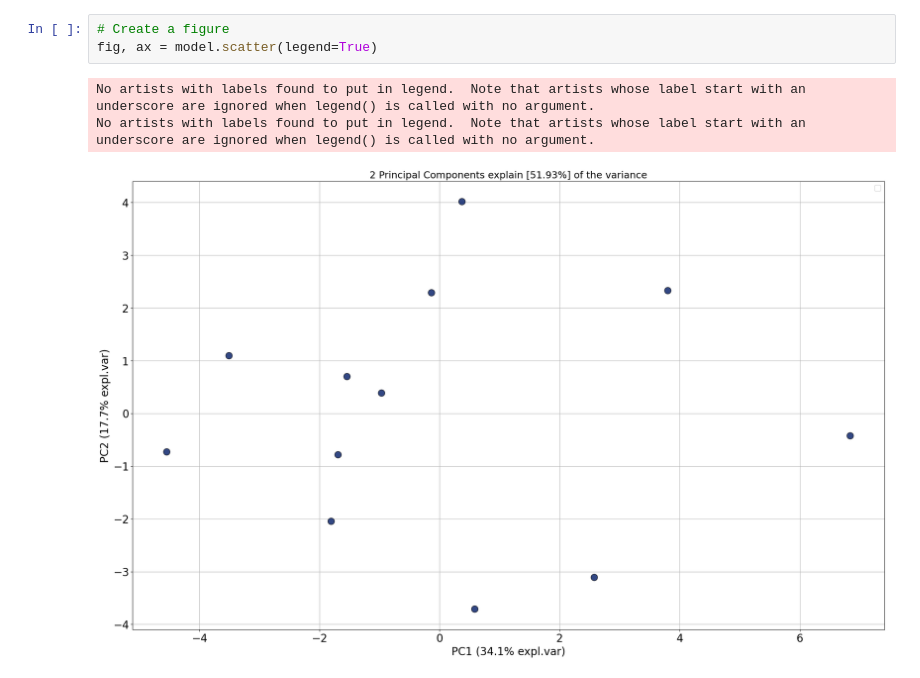
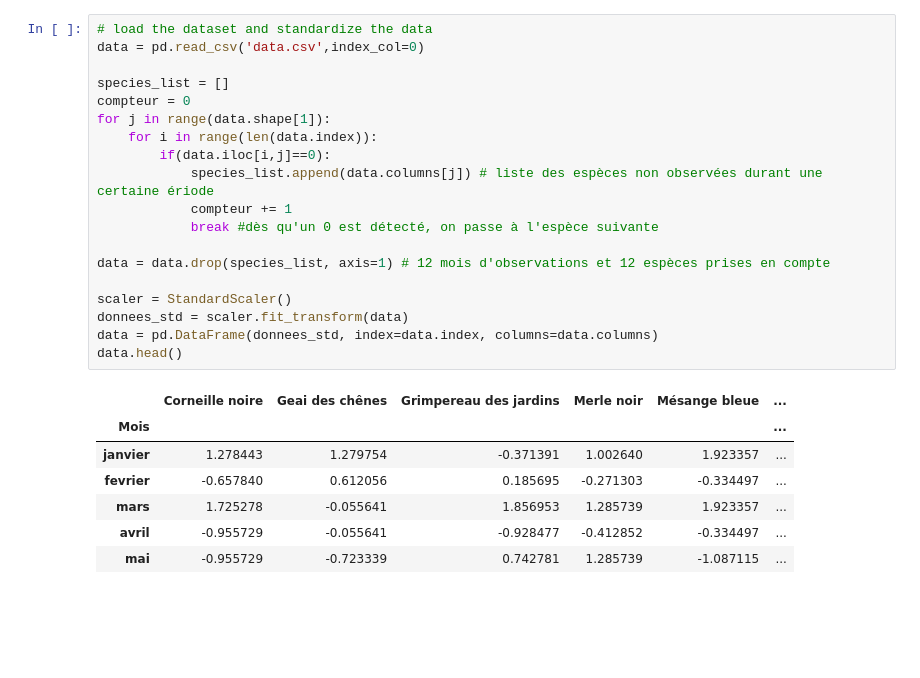
Before and after one commit to Sofiane-Sif/birdspecies, a Jupyter notebook: ACP.ipynb, the cells around one changed output. Cells and saved outputs as stored; diff of their text form; blank space fills up the shorter version.

```diff
--- a/ACP.ipynb
+++ b/ACP.ipynb
@@ -36,7 +7,27 @@ results = model.fit_transform(data)
-# %%
-# Create a figure
-fig, ax = model.scatter(legend=True)
-# %% [output]
-No artists with labels found to put in legend.  Note that artists whose label start with an underscore are ignored when legend() is called with no argument.
-No artists with labels found to put in legend.  Note that artists whose label start with an underscore are ignored when legend() is called with no argument.
-[figure, removed]
+# %%
+# load the dataset and standardize the data
+data = pd.read_csv('data.csv',index_col=0)
+
+species_list = []
+compteur = 0
+for j in range(data.shape[1]):
+    for i in range(len(data.index)):
+        if(data.iloc[i,j]==0):
+            species_list.append(data.columns[j]) # liste des espèces non observées durant une certaine ériode
+            compteur += 1
+            break #dès qu'un 0 est détecté, on passe à l'espèce suivante
+
+data = data.drop(species_list, axis=1) # 12 mois d'observations et 12 espèces prises en compte
+
+scaler = StandardScaler()
+donnees_std = scaler.fit_transform(data)
+data = pd.DataFrame(donnees_std, index=data.index, columns=data.columns)
+data.head()
+# %% [output]
+|  | Corneille noire | Geai des chênes | Grimpereau des jardins | Merle noir | Mésange bleue | ... |
+| Mois |  |  |  |  |  | ... |
+| janvier | 1.278443 | 1.279754 | -0.371391 | 1.002640 | 1.923357 | ... |
+| fevrier | -0.657840 | 0.612056 | 0.185695 | -0.271303 | -0.334497 | ... |
+| mars | 1.725278 | -0.055641 | 1.856953 | 1.285739 | 1.923357 | ... |
+| avril | -0.955729 | -0.055641 | -0.928477 | -0.412852 | -0.334497 | ... |
+| mai | -0.955729 | -0.723339 | 0.742781 | 1.285739 | -1.087115 | ... |
```
Also changed, not shown: parts of 9 cells of this notebook, 1 other file.
